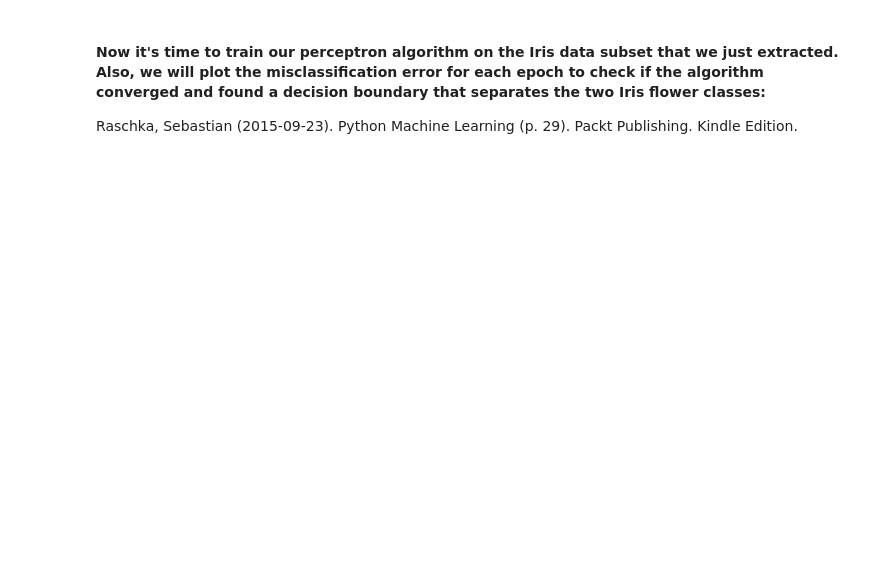
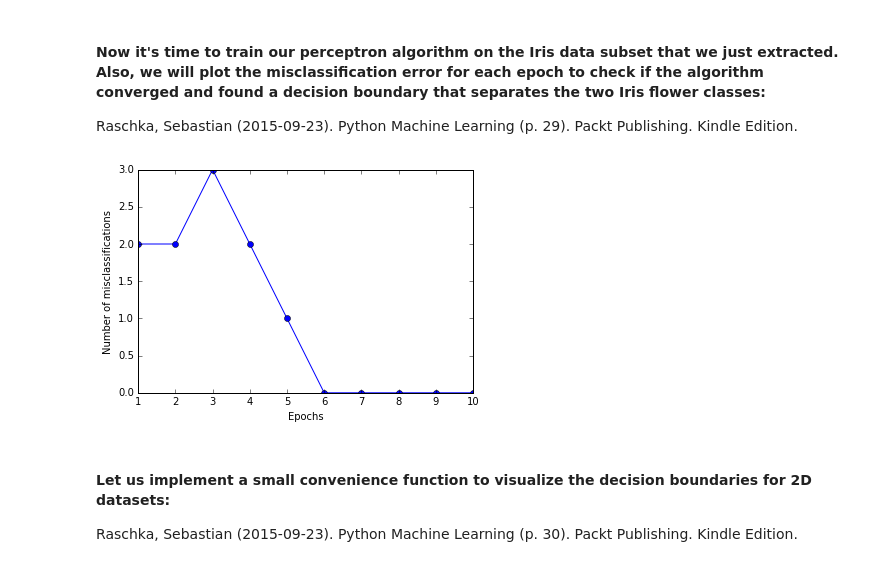
Before and after one commit to XiAom611/Python-Machine-Learning, a Jupyter notebook: Perceptron Learning Algorithm.ipynb, the cells around one changed output. Saved outputs shown, nothing was run; the diff lists cells and outputs as text; code cells hidden in the pictures; blank space fills up the shorter version.

```diff
--- a/Perceptron Learning Algorithm.ipynb
+++ b/Perceptron Learning Algorithm.ipynb
@@ -59,7 +59,7 @@ class Perceptron(object):
 
         for _ in range(self.n_iter):
             errors = 0
-            for xi, targert in zip(X, y):
+            for xi, target in zip(X, y):
                 update = self.eta * (target - self.predict(xi))
                 self.w_[1:] += update * xi
                 self.w_[0] += update
@@ -126,3 +129,16 @@ plt.show()
 #### Now it's time to train our perceptron algorithm on the Iris data subset that we just extracted. Also, we will plot the misclassification error for each epoch to check if the algorithm converged and found a decision boundary that separates the two Iris flower classes:
 
 Raschka, Sebastian (2015-09-23). Python Machine Learning (p. 29). Packt Publishing. Kindle Edition.
+# %%
+ppn = Perceptron(eta=0.1,n_iter=10)
+ppn.fit(X,y)
+plt.plot(range(1,len(ppn.errors_)+1),ppn.errors_,marker='o')
+plt.xlabel('Epochs')
+plt.ylabel('Number of misclassifications')
+plt.show()
+# %% [output]
+[figure, added]
+# %% [markdown]
+#### Let us implement a small convenience function to visualize the decision boundaries for 2D datasets:
+
+Raschka, Sebastian (2015-09-23). Python Machine Learning (p. 30). Packt Publishing. Kindle Edition.
```
Also changed, not shown: parts of 4 cells of this notebook.
